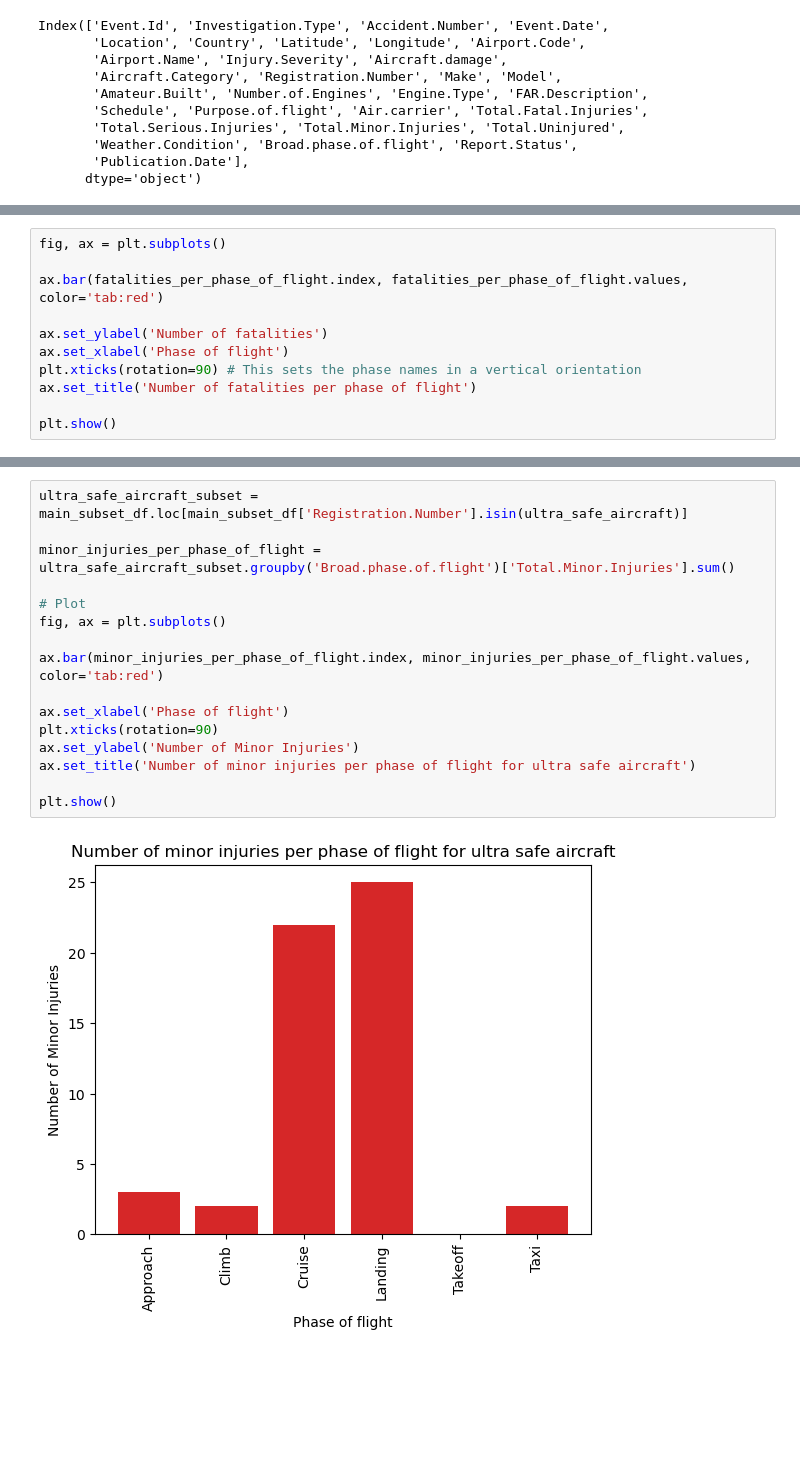
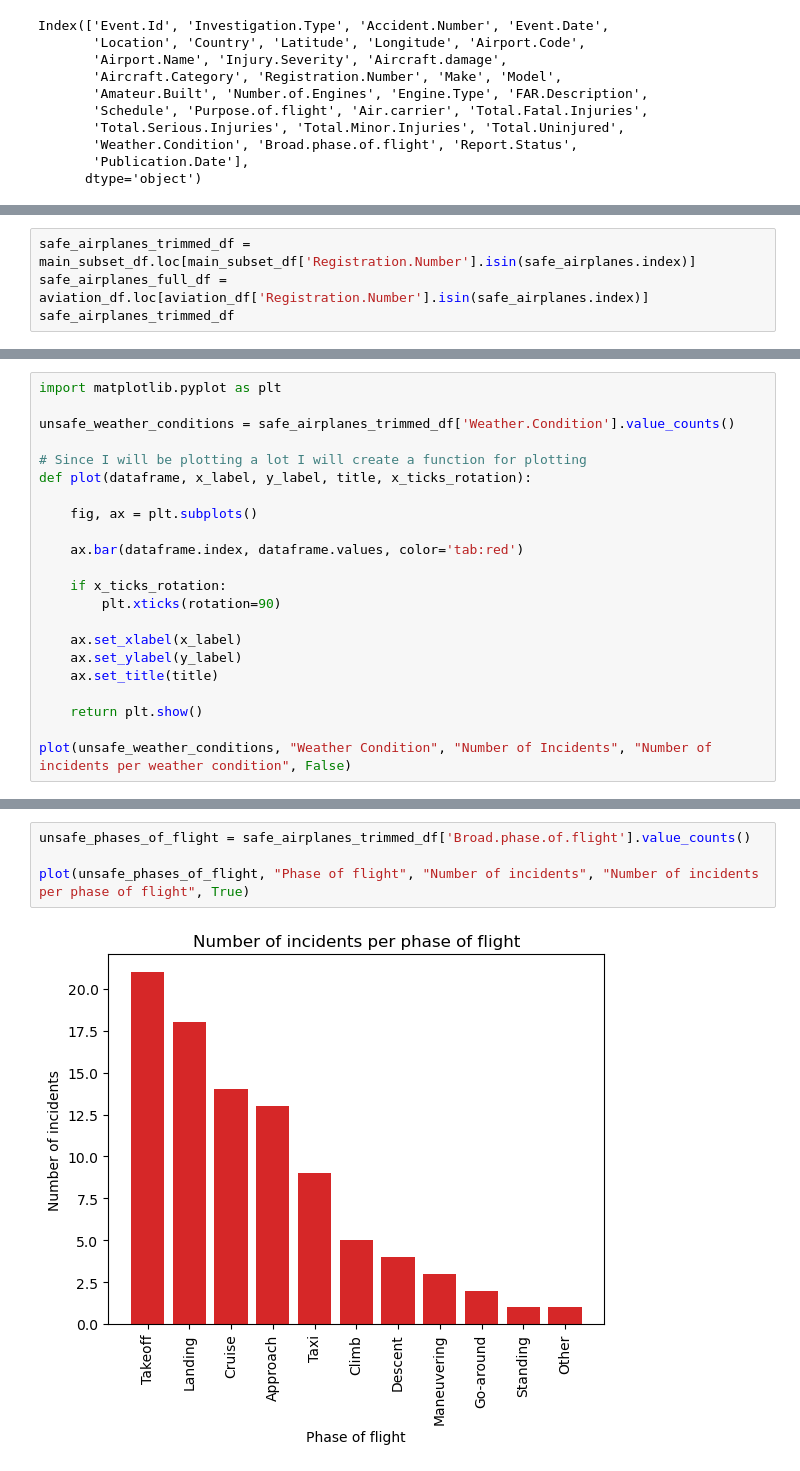
Before and after one commit to Ngundo-Muithya/Phase-1-Project, a Jupyter notebook: Notebook.ipynb, the cells around one changed output, grey strips where cells are left out. Saved outputs shown, nothing was run; the diff lists cells and outputs as text; blank space fills up the shorter version.

```diff
--- a/Notebook.ipynb
+++ b/Notebook.ipynb
@@ -272,0 +259,4 @@ super_safe_aircraft_df
+# %%
+safe_airplanes_trimmed_df = main_subset_df.loc[main_subset_df['Registration.Number'].isin(safe_airplanes.index)]
+safe_airplanes_full_df = aviation_df.loc[aviation_df['Registration.Number'].isin(safe_airplanes.index)]
+safe_airplanes_trimmed_df
@@ -387,12 +413,23 @@ We can show this in a bar graph
 # %%
-fig, ax = plt.subplots()
+import matplotlib.pyplot as plt
 
-ax.bar(fatalities_per_phase_of_flight.index, fatalities_per_phase_of_flight.values, color='tab:red')
+unsafe_weather_conditions = safe_airplanes_trimmed_df['Weather.Condition'].value_counts()
 
-ax.set_ylabel('Number of fatalities')
-ax.set_xlabel('Phase of flight')
-plt.xticks(rotation=90) # This sets the phase names in a vertical orientation
-ax.set_title('Number of fatalities per phase of flight')
+# Since I will be plotting a lot I will create a function for plotting
+def plot(dataframe, x_label, y_label, title, x_ticks_rotation):
 
-plt.show()
+    fig, ax = plt.subplots()
+
+    ax.bar(dataframe.index, dataframe.values, color='tab:red')
+
+    if x_ticks_rotation:
+        plt.xticks(rotation=90)
+
+    ax.set_xlabel(x_label)
+    ax.set_ylabel(y_label)
+    ax.set_title(title)
+
+    return plt.show()
+
+plot(unsafe_weather_conditions, "Weather Condition", "Number of Incidents", "Number of incidents per weather condition", False)
 # %% [output]
@@ -402,19 +443,7 @@ From this we can clearly see that the most fatal phase of flight is cruise while
 # %%
-ultra_safe_aircraft_subset = main_subset_df.loc[main_subset_df['Registration.Number'].isin(ultra_safe_aircraft)]
+unsafe_phases_of_flight = safe_airplanes_trimmed_df['Broad.phase.of.flight'].value_counts()
 
-minor_injuries_per_phase_of_flight = ultra_safe_aircraft_subset.groupby('Broad.phase.of.flight')['Total.Minor.Injuries'].sum()
-
-# Plot
-fig, ax = plt.subplots()
-
-ax.bar(minor_injuries_per_phase_of_flight.index, minor_injuries_per_phase_of_flight.values, color='tab:red')
-
-ax.set_xlabel('Phase of flight')
-plt.xticks(rotation=90)
-ax.set_ylabel('Number of Minor Injuries')
-ax.set_title('Number of minor injuries per phase of flight for ultra safe aircraft')
-
-plt.show()
+plot(unsafe_phases_of_flight, "Phase of flight", "Number of incidents", "Number of incidents per phase of flight", True)
 # %% [output]
-[figure, old version]
+[figure, new version]
 # %% [markdown]
```
Also changed, not shown: parts of 61 cells of this notebook, 7 other files.
